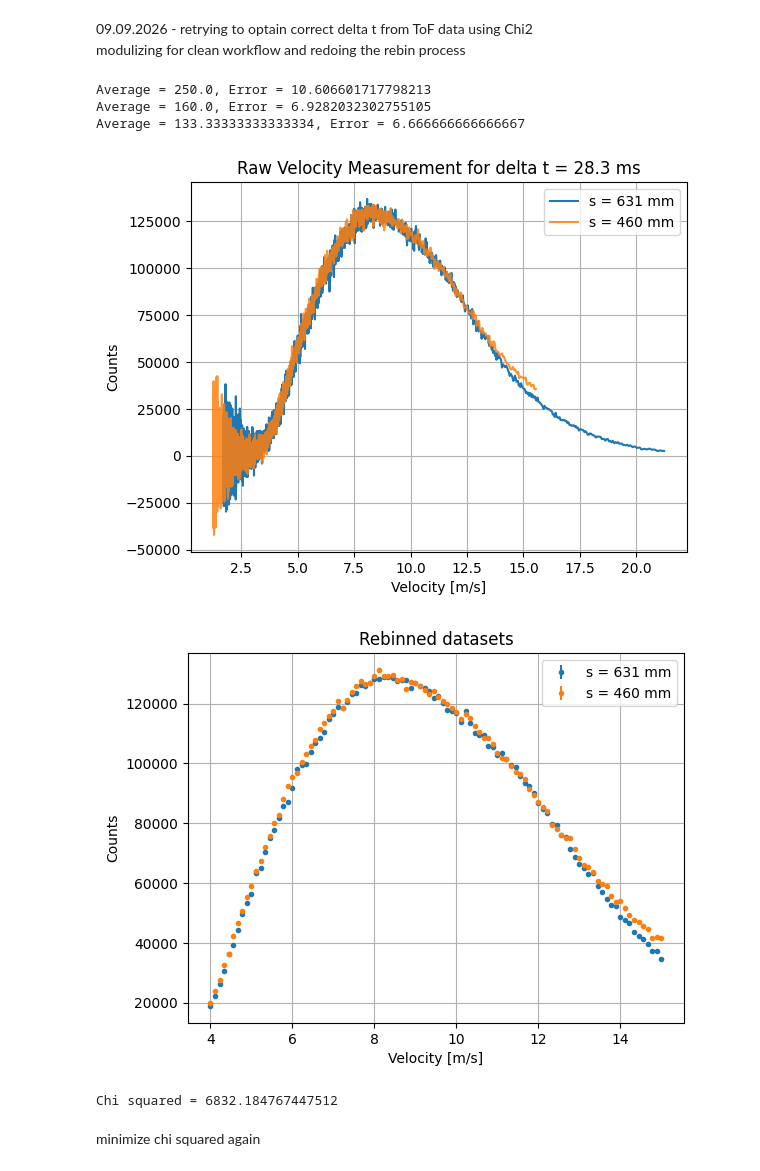
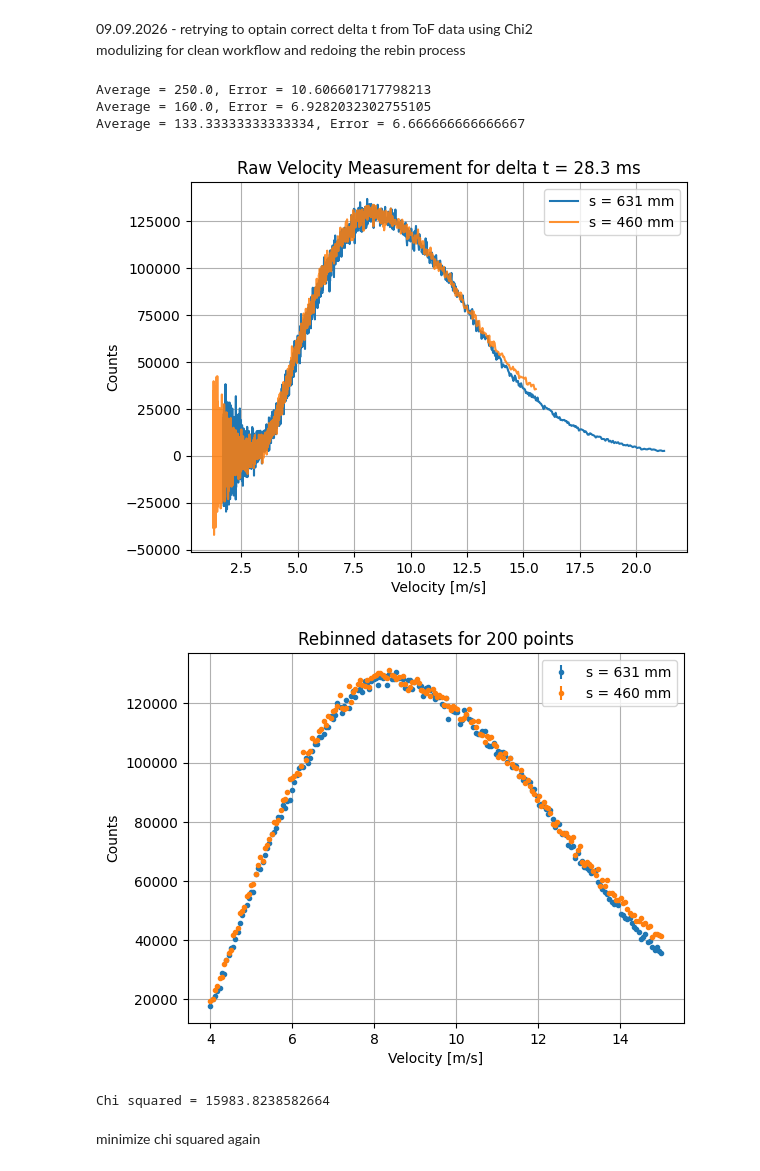
Before and after one commit to felixfisc/qBounce_turbine_sweetspot, a Jupyter notebook: cascade_ToF.ipynb, the cells around one changed output. Cells and saved outputs as stored; diff of their text form; code cells hidden in the pictures.

```diff
--- a/cascade_ToF.ipynb
+++ b/cascade_ToF.ipynb
@@ -775,8 +777,8 @@ def get_raw_velspec(bin_data, bin_darkcounts, s, deltat, labels=None, cut=0, do_
     v_N_multichannel = np.array(v_N_multichannel)
 
     if do_plot == True:
-        plt.plot(v_multichannel[0][cut:None], v_N_multichannel[0][cut:None], label=str(labels[0]), color=colors[0], alpha=0.85**0)
-        plt.plot(v_multichannel[1][cut:None], v_N_multichannel[1][cut:None], label=str(labels[1]), color=colors[1], alpha=0.85**1)
+        for n in range(len(bin_data)):
+            plt.plot(v_multichannel[n][cut:None], v_N_multichannel[n][cut:None], label=str(labels[n]), color=colors[n], alpha=0.85**n)
         plt.xlabel("Velocity [m/s]")
         plt.ylabel("Counts")
         plt.grid(True)
@@ -786,14 +788,21 @@ def get_raw_velspec(bin_data, bin_darkcounts, s, deltat, labels=None, cut=0, do_
 
     return v_multichannel, v_N_multichannel
 
-def get_average(array, method='weighted poisson'):
-    if isinstance(array, list) == False:
+def get_average(array, method='weighted poisson squared'):
+    if isinstance(array, (list, np.ndarray)) == False:
         print("Error: array is not of type 'list'")
         return 0.0, 0.0
     else:
         array = np.array(array)
     if method == 'arithmetic':
         mean = np.mean(array)
+        if mean >= 0.0:
+            err = np.sqrt(mean)
+        else:
+            print(f"Error: sqrt({mean}) is not a real number")
+            err = 0.0
+    elif method == 'sum':
+        mean = np.sum(array)
         if mean >= 0.0:
             err = np.sqrt(mean)
         else:
@@ -836,7 +845,7 @@ print(f"Average = {xaverage}, Error = {xerr}")
 xaverage, xerr = get_average([100, 100, 400], method='weighted poisson squared')
 print(f"Average = {xaverage}, Error = {xerr}")
 
-def rebin_velspec(v_raw, v_N_raw, vmin, vmax, num_bins, labels=None, do_plot=False):
+def rebin_velspec(v_raw, v_N_raw, vmin, vmax, num_bins, labels=None, do_plot=False, average_method='weighted poisson squared'):
     vstep = np.abs(vmax-vmin)/num_bins
     v = np.linspace(vmin, vmax, num=num_bins) # creates new v-axis for rebinning
     v_N = np.zeros((len(v_N_raw), len(v)))
@@ -849,7 +858,7 @@ def rebin_velspec(v_raw, v_N_raw, vmin, vmax, num_bins, labels=None, do_plot=Fal
                 current_v_raw = v_raw[y][j]
                 if current_v_raw >= v[i] and current_v_raw < v[i]+vstep: # if v_raw is in range
                     v_N_inrange.append(v_N_raw[y][j]) # add to list
-            v_N[y][i], v_N_error[y][i] = get_average(v_N_inrange, method='weighted poisson squared')
+            v_N[y][i], v_N_error[y][i] = get_average(v_N_inrange, method=average_method)
             if v_N[y][i] == 0.0 or v_N_error[y][i] == 0.0:
                 print(f"Error: returned 'v_N = 0.0 +- 0.0' for v = {v[i]} m/s")
 
@@ -859,37 +868,37 @@ def rebin_velspec(v_raw, v_N_raw, vmin, vmax, num_bins, labels=None, do_plot=Fal
             plt.errorbar(v, v_N[y], v_N_error[y], label=labels[y], fmt='.')
         plt.xlabel("Velocity [m/s]")
         plt.ylabel("Counts")
         plt.grid(True)
         plt.legend()
-        plt.title("Rebinned datasets")
+        plt.title(f"Rebinned datasets for {num_bins} points")
         plt.show()
 
     return v, v_N, v_N_error
 
 def calc_chisqrd(v_N):
     # assume one spectrum is the theoretical data to fit on the experimental data
     theo = v_N[0] # 631 mm-data is theory
     exp = v_N[1] * np.sum(v_N[0])/np.sum(v_N[1]) # normalized to same area under curve
 
     residuen = (theo-exp)**2/theo
     return np.sum(residuen)
     """ # does the same
     chi2scipy, pscipy = scipy.stats.chisquare(exp,theo)
     #return chi2scipy
     """
 
 
 v_raw, v_N_raw = get_raw_velspec(data_EDM, bin_darkcounts_EDM, sEDM, deltat=28.3, labels=labels_EDM, cut=300, do_plot=True)
-v, v_N, v_N_err = rebin_velspec(v_raw, v_N_raw, 4.0, 15.0, 100, labels=labels_EDM, do_plot=True)
+v, v_N, v_N_err = rebin_velspec(v_raw, v_N_raw, 4.0, 15.0, 200, labels=labels_EDM, do_plot=True, average_method='weighted poisson squared')
 chisqrd = calc_chisqrd(v_N)
 print(f"Chi squared = {chisqrd}")
 # %% [output]
 Average = 250.0, Error = 10.606601717798213
 Average = 160.0, Error = 6.9282032302755105
 Average = 133.33333333333334, Error = 6.666666666666667
 [figure]
-[figure, old version]
+[figure, new version]
-Chi squared = 6832.184767447512
+Chi squared = 15983.8238582664
 # %% [markdown]
 minimize chi squared again
 # %%
```
Also changed, not shown: parts of 5 cells of this notebook.
